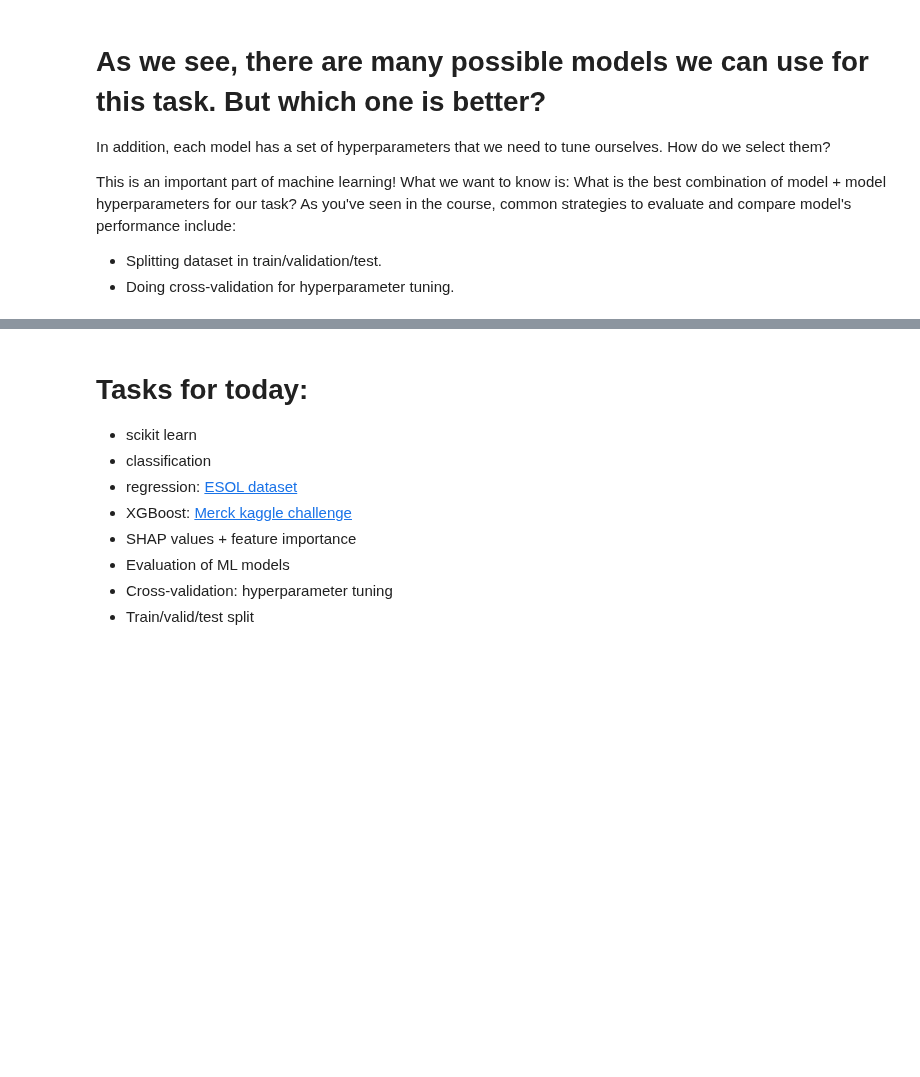
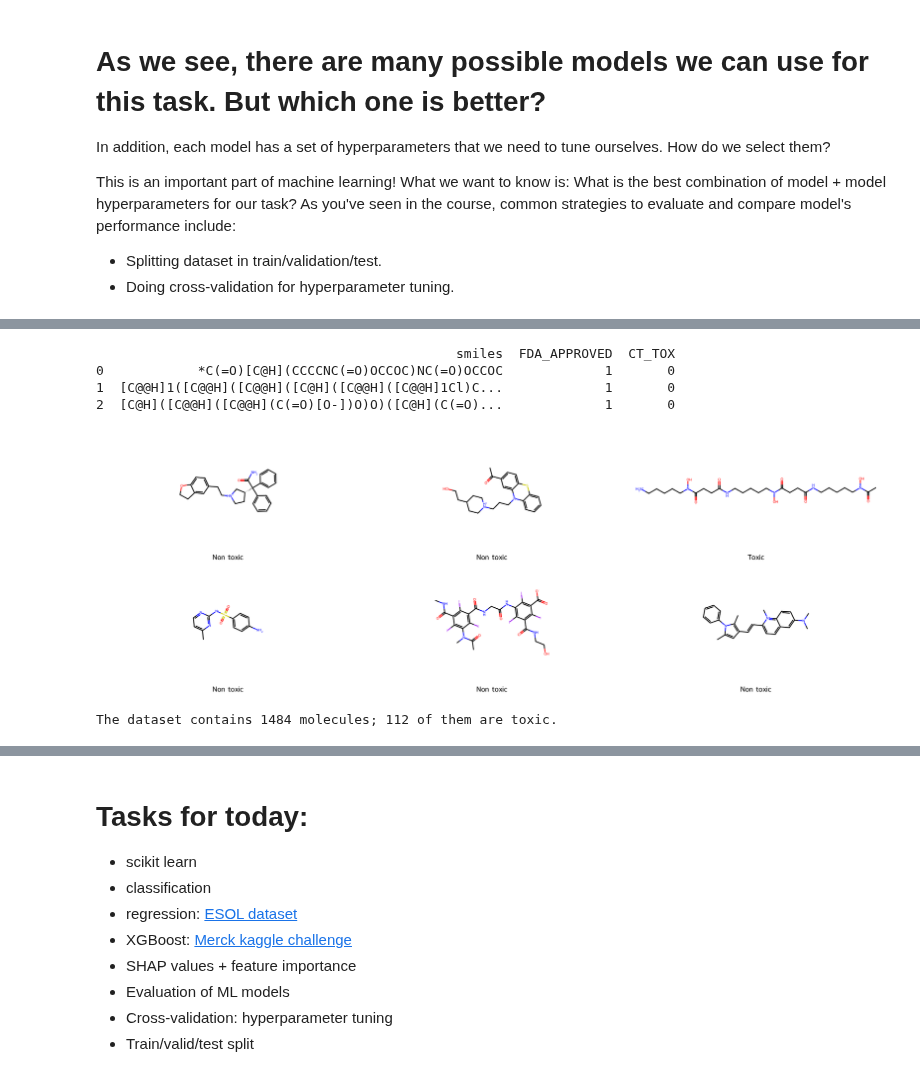
Before and after one commit to schwallergroup/ai4chem_course, a Jupyter notebook: notebooks/02 - Supervised Learning/training_and_evaluating_ml_models.ipynb, the cells around one changed output, grey strips where cells are left out. Cells and saved outputs as stored; diff of their text form; code cells hidden in the pictures; blank space fills up the shorter version.

```diff
--- a/notebooks/02 - Supervised Learning/training_and_evaluating_ml_models.ipynb
+++ b/notebooks/02 - Supervised Learning/training_and_evaluating_ml_models.ipynb
@@ -368,7 +380,11 @@ This would be very useful for instance in drug discovery, where we want to know
 # %%
 import pandas as pd
 
+# Load clintox data from the data directory and see what it contains
 df_toxicity = pd.read_csv("data/clintox.csv")
 print(df_toxicity.head(3))
-
-df_toxicity["CT_TOX"].value_counts()
+# %% [output]
+                                              smiles  FDA_APPROVED  CT_TOX
+0            *C(=O)[C@H](CCCCNC(=O)OCCOC)NC(=O)OCCOC             1       0
+1  [C@@H]1([C@@H]([C@@H]([C@H]([C@@H]([C@@H]1Cl)C...             1       0
+2  [C@H]([C@@H]([C@@H](C(=O)[O-])O)O)([C@H](C(=O)...             1       0
@@ -386,0 +391,24 @@ features[0].shape
+# %%
+from rdkit import Chem
+from rdkit.Chem import Draw
+
+# Visualize some of the molecules of this dataset
+n=6
+smiles = df_toxicity.smiles.sample(n).values
+legend = df_toxicity.CT_TOX.sample(n).values
+molecs = [Chem.MolFromSmiles(s) for s in smiles]
+
+Draw.MolsToGridImage(
+    molecs,
+    subImgSize=(600,300),
+    legends=["Toxic" if i==1 else "Non toxic" for i in legend]
+)
+# %% [output]
+[figure, added]
+# %%
+# How many toxic molecules are in the dataset?
+counts = df_toxicity["CT_TOX"].value_counts()
+
+print(f"The dataset contains {counts.sum()} molecules; {counts.iloc[1]} of them are toxic.")
+# %% [output]
+The dataset contains 1484 molecules; 112 of them are toxic.
```
Also changed, not shown: parts of 35 cells of this notebook.
